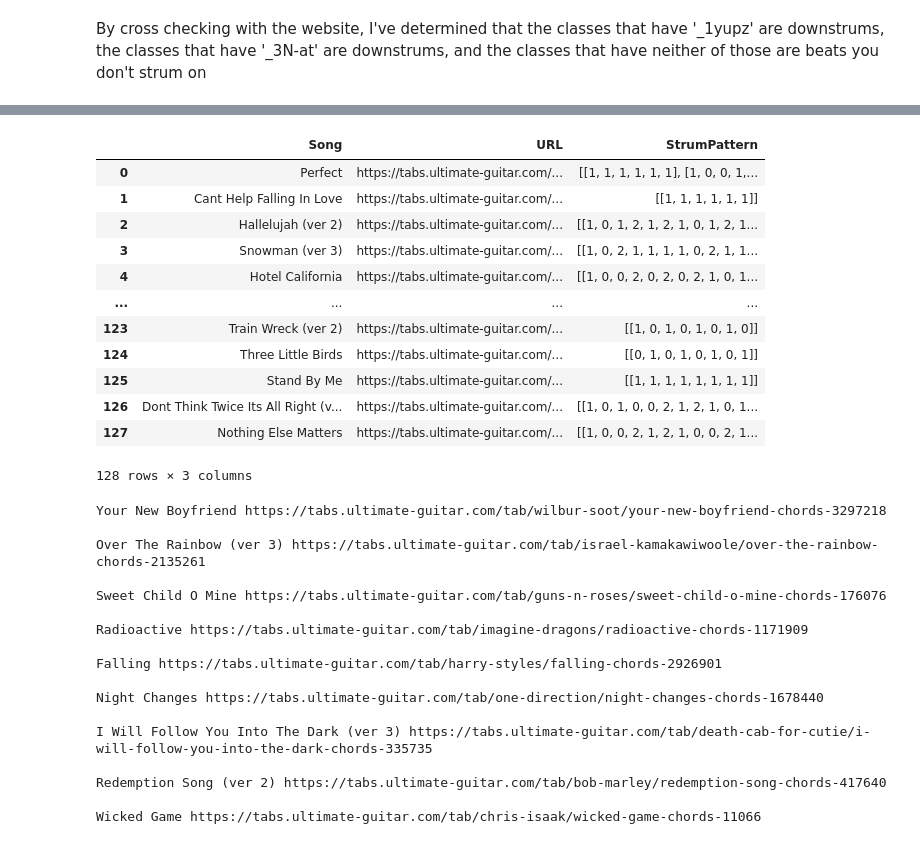
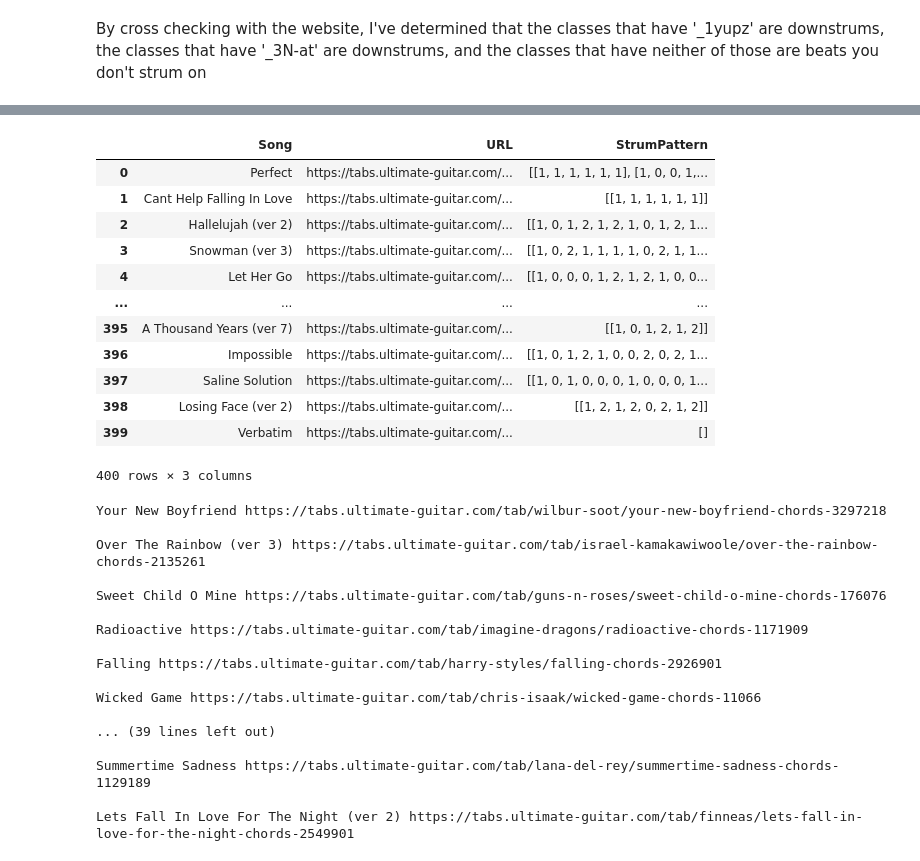
Before and after one commit to DashMo/GuitarStrum, a Jupyter notebook: Scraper.ipynb, the cells around one changed output, grey strips where cells are left out. Saved outputs shown, nothing was run; the diff lists cells and outputs as text; code cells hidden in the pictures.

Commit message:
Fixed runaway chromium processes issue that was filling up the RAM and crashing program, now able to scrape as many songs as needed and save scraped strum patterns to file

```diff
--- a/Scraper.ipynb
+++ b/Scraper.ipynb
@@ -90,7 +90,7 @@ async def getPatterns(url): #function to parse for strum patterns at given url
     start_time = time.time()
 
     print("Rendering JavaScript")
-    site = await r.html.arender(timeout=30,wait=2.0) #renders the javascript, NOTE: Currently the speed bottleneck as the javascript is taking too long to render
+    site = await r.html.arender(timeout=30) #renders the javascript, NOTE: Currently the speed bottleneck as the javascript is taking too long to render
     #site = r
     print("Render Website --- %s seconds ---" % (time.time() - start_time))
     start_time = time.time()
@@ -120,6 +120,8 @@ async def getPatterns(url): #function to parse for strum patterns at given url
         strumPatterns.append(currentPattern) #add current pattern to list of all patterns in song
 
     #print("Parse Strum Patterns --- %s seconds ---" % (time.time() - start_time))
+    await r.session.close()
+    await asession.close() #CHANGE MADE
     return strumPatterns #returns array of strum patterns, with each row being a strum pattern
 # %%
 #test function
@@ -249,0 +193,32 @@ x
+# %%
+async def getSongs(data,songs):
+    for song in songs:
+        try:
+            print(song['href'])
+            patterns = await getPatterns(song['href'])
+            data.append((song.text,song['href'],patterns))
+        except:
+            print('Rendering Timeout')
+
+    return data
+# %%
+async def scrapePatterns2(numpages):
+    asession = AsyncHTMLSession() #creates Async object
+    page = 1 #starts on page 1 of songs website
+    URL = 'https://www.ultimate-guitar.com/explore?type[]=Chords&page='
+    data = []
+    while page < numpages: #each page holds 50 songs so sets limits on number of pages checked
+        print("\nPage:",page,'\n')
+        r = await asession.get(URL+str(page),timeout=30) #requests website from server and waits for response
+
+        site = await r.html.arender(timeout=30) #renders in case there is javascript
+
+        soup = BeautifulSoup(r.html.html, features='lxml') #creates BeautifulSoup object which will parse the html
+        songs = soup.find_all(class_='_2KJtL _1mes3 kWOod') #'_1HdUE' is the class that holds the url for each song
+        print("check")
+        data = await getSongs(data,songs)
+        page += 1
+
+    return data
+# %%
+z = await scrapePatterns2(9)
@@ -250,20 +243,20 @@ x
 # %%
-dataframe = pd.DataFrame(x,columns=['Song','URL','StrumPattern'])
+dataframe = pd.DataFrame(z,columns=['Song','URL','StrumPattern'])
 dataframe
 # %% [output]
 |  | Song | URL | StrumPattern |
 | 0 | Perfect | https://tabs.ultimate-guitar.com/... | [[1, 1, 1, 1, 1, 1], [1, 0, 0, 1,... |
 | 1 | Cant Help Falling In Love | https://tabs.ultimate-guitar.com/... | [[1, 1, 1, 1, 1, 1]] |
 | 2 | Hallelujah (ver 2) | https://tabs.ultimate-guitar.com/... | [[1, 0, 1, 2, 1, 2, 1, 0, 1, 2, 1... |
 | 3 | Snowman (ver 3) | https://tabs.ultimate-guitar.com/... | [[1, 0, 2, 1, 1, 1, 1, 0, 2, 1, 1... |
-| 4 | Hotel California | https://tabs.ultimate-guitar.com/... | [[1, 0, 0, 2, 0, 2, 0, 2, 1, 0, 1... |
+| 4 | Let Her Go | https://tabs.ultimate-guitar.com/... | [[1, 0, 0, 0, 1, 2, 1, 2, 1, 0, 0... |
 | ... | ... | ... | ... |
-| 123 | Train Wreck (ver 2) | https://tabs.ultimate-guitar.com/... | [[1, 0, 1, 0, 1, 0, 1, 0]] |
-| 124 | Three Little Birds | https://tabs.ultimate-guitar.com/... | [[0, 1, 0, 1, 0, 1, 0, 1]] |
-| 125 | Stand By Me | https://tabs.ultimate-guitar.com/... | [[1, 1, 1, 1, 1, 1, 1, 1]] |
-| 126 | Dont Think Twice Its All Right (v... | https://tabs.ultimate-guitar.com/... | [[1, 0, 1, 0, 0, 2, 1, 2, 1, 0, 1... |
-| 127 | Nothing Else Matters | https://tabs.ultimate-guitar.com/... | [[1, 0, 0, 2, 1, 2, 1, 0, 0, 2, 1... |
+| 395 | A Thousand Years (ver 7) | https://tabs.ultimate-guitar.com/... | [[1, 0, 1, 2, 1, 2]] |
+| 396 | Impossible | https://tabs.ultimate-guitar.com/... | [[1, 0, 1, 2, 1, 0, 0, 2, 0, 2, 1... |
+| 397 | Saline Solution | https://tabs.ultimate-guitar.com/... | [[1, 0, 1, 0, 0, 0, 1, 0, 0, 0, 1... |
+| 398 | Losing Face (ver 2) | https://tabs.ultimate-guitar.com/... | [[1, 2, 1, 2, 0, 2, 1, 2]] |
+| 399 | Verbatim | https://tabs.ultimate-guitar.com/... | [] |
-128 rows × 3 columns
+400 rows × 3 columns
 # %%
 query1 = [1, 0, 0, 0, 1, 0, 1, 2, 1, 0, 0, 0, 1, 0, 1, 2]
 query2 = [1,0,1,2,0,2,1,2]
@@ -284,10 +277,10 @@ Radioactive https://tabs.ultimate-guitar.com/tab/imagine-dragons/radioactive-cho
 
 Falling https://tabs.ultimate-guitar.com/tab/harry-styles/falling-chords-2926901
 
-Night Changes https://tabs.ultimate-guitar.com/tab/one-direction/night-changes-chords-1678440
+Wicked Game https://tabs.ultimate-guitar.com/tab/chris-isaak/wicked-game-chords-11066
 
-I Will Follow You Into The Dark (ver 3) https://tabs.ultimate-guitar.com/tab/death-cab-for-cutie/i-will-follow-you-into-the-dark-chords-335735
+... (39 lines left out)
 
-Redemption Song (ver 2) https://tabs.ultimate-guitar.com/tab/bob-marley/redemption-song-chords-417640
+Summertime Sadness https://tabs.ultimate-guitar.com/tab/lana-del-rey/summertime-sadness-chords-1129189
 
-Wicked Game https://tabs.ultimate-guitar.com/tab/chris-isaak/wicked-game-chords-11066
+Lets Fall In Love For The Night (ver 2) https://tabs.ultimate-guitar.com/tab/finneas/lets-fall-in-love-for-the-night-chords-2549901
```
Also changed, not shown: parts of 6 cells of this notebook.
